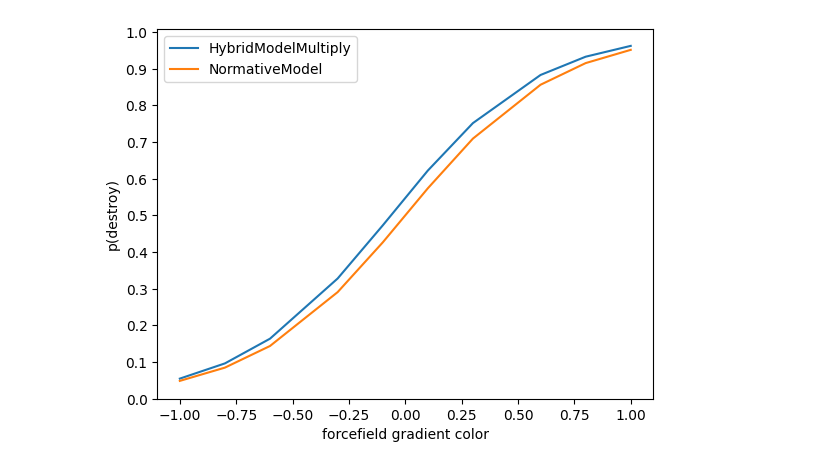
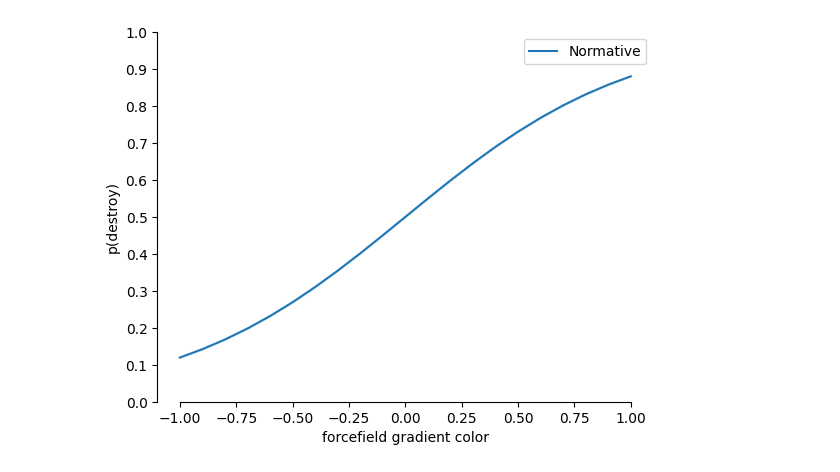
Before and after one commit to bsgarcia/SpaceRLUnity, a Jupyter notebook: Assets/Scripts/analysis/simu.ipynb, the cells around one changed output. Saved outputs shown, nothing was run; the diff lists cells and outputs as text; code cells hidden in the pictures.

```diff
--- a/Assets/Scripts/analysis/simu.ipynb
+++ b/Assets/Scripts/analysis/simu.ipynb
@@ -308,39 +350,36 @@ def tnormrdn(loc, std, lb=0, ub=1, size=1):
 # -----------------------------------------------------------------
 # simulation perceptual training
 # -----------------------------------------------------------------
-
-# old way to simulate perceptual training
-# n_perceptual_trials_per_color = 30
-# # probability of destroying the target
-# pff = np.repeat(np.linspace(0, 1, 10).round(
-#     1), n_perceptual_trials_per_color).flatten()
-# # rewards (1 if target destroyed, 0 otherwise), using the real probabilities in pff
-# rff = np.random.binomial(1, pff, size=len(pff))
-
-# # forcefield chosen by the subject
-# ff = np.repeat(np.linspace(-1, 1, 10).round(1),
-#                n_perceptual_trials_per_color).flatten()
-
-
 # hyperparameters
 ntrial = 300
-nagent = 1
-true_slope = 3
+nagent = 20
+models = (Normative, )#LogitRLEV)
+
+# env parameters
+ff_values = np.linspace(-1, 1, 100).round(1)
+
+# model parameters
+true_slope = 2
+temperature = 1e6
 true_leak = 0
 
+normative_param = dict(slope_prior=true_slope, temp=temperature, leak=true_leak, x=ff_values)
+hybrid_param = dict(perceptual_temp=temperature, perceptual_model='logit', x=ff_values,
+    lr=.5, rl_temp=5, n_states=2, n_actions=2, q0=.5)
+
+params = (normative_param, hybrid_param)
+
 # forcefield chosen by the subject
-ff = np.repeat(np.linspace(-1, 1, 10).round(1), ntrial/10).flatten()
+ff = np.repeat(ff_values, ntrial/len(ff_values)).flatten()
 # rewards (1 if target destroyed, 0 otherwise)
-rff = np.random.binomial(1, 1/(1+np.exp(-true_slope*ff)), size=ntrial)
-print(ff.shape)
-# model parameters
-normative_param = dict(slope_prior=true_slope, temp=1e6, leak=0, x=np.unique(ff))
-hybrid_param = dict(perceptual_temp=5, perceptual_model='logit',
-    lr=.5, rl_temp=5, n_states=2, n_actions=2, q0=50)
+rff = np.random.random(ntrial) < 1/(1+np.exp(-true_slope*ff))
+
 
 # data frame to store the results
 df = []
 
+# define progress bar
+pbar = tqdm(total=nagent*len(models))
 # -----------------------------------------------------------------
 # RUN
 # -----------------------------------------------------------------
@@ -351,9 +390,7 @@ for agent in range(nagent):
     ff, rff = ff[idx],  rff[idx]
 
 
-    for model, param in zip(
-        (HybridModelMultiply, NormativeModel, ),
-            (hybrid_param, normative_param)):
+    for model, param in zip(models, params):
 
         m = model(**param)
 
@@ -368,39 +405,61 @@ for agent in range(nagent):
                     'agent': agent,
                 }
             )
+        pbar.update()
 
         if agent > 0:
             continue
         # plot the learned logit function
-        x, y = np.unique(ff), m.predictff()
+        x, y = ff_values, m.predictff()
         sns.lineplot(x=x, y=y, label=model.__name__)
         plt.ylabel('p(destroy)')
         plt.xlabel('forcefield gradient color')
         plt.yticks(np.arange(0, 1.1, .1))
+        sns.despine(trim=True)
+
+
+#refresh pbar
+pbar.refresh()
 
 # -----------------------------------------------------------------
 # PLOT
 # -----------------------------------------------------------------
+# fig config
+plt.rcParams['figure.figsize'] = [8, 5]
+#increase dpi
+plt.rcParams['figure.dpi'] = 350
+# increase font size
+plt.rcParams.update({'font.size': 15})
+#increase legend font size
+plt.rcParams['legend.fontsize'] = 15
+#  axes width * 1.5
+plt.rcParams['axes.linewidth'] = 1.5
+plt.rcParams['xtick.major.width'] = 1.5
+plt.rcParams['ytick.major.width'] = 1.5
+
+sns.set_style('ticks')
 # plot evolution of parameters for each model
 df = pd.DataFrame(df)
 df = pd.concat([df.drop(['params'], axis=1), df['params'].apply(pd.Series)], axis=1)
 
 plt.figure()
-sns.lineplot(x='trial', y='β', data=df[df['model']=='NormativeModel'], label='β', n_boot=0, errorbar='se')
+sns.lineplot(x='trial', y='β', data=df[df['model']=='Normative'], label='λ', n_boot=0, errorbar='se')
 # plot true slope
-plt.plot([0, ntrial], [true_slope, true_slope], '--', color='k', label='true slope')
-sns.despine()
-plt.title('NormativeModel')
+sns.lineplot(x=[0, ntrial], y=[true_slope, true_slope], ls='--', color='k', label='true λ')
+plt.ylim(-true_slope+1, true_slope+1)
+sns.despine(trim=True)
+plt.ylabel('value')
 
+plt.title('Normative model')
 
 plt.figure()
-mask = df.model == 'HybridModelMultiply'
+mask = df.model == 'LogitRLEV'
 sns.lineplot(x='trial', y='β', data=df[mask], label='β', n_boot=0, errorbar='se')
 sns.lineplot(x='trial', y='α', data=df[mask], label='α', n_boot=0, errorbar='se')
 # plot true slope
-plt.plot([0, ntrial], [true_slope, true_slope], '--', color='k', label='true slope')
+sns.lineplot(x=[0, ntrial], y=[true_slope, true_slope], ls='--', color='k', label='true β')
 plt.ylabel(('value'))
-plt.title('HybridModelMultiply')
-sns.despine()
+plt.title('LogitRLEV')
+sns.despine(trim=True)
 # plt.ylim(-5, 5)
 # %% [output]
@@ -408 +467 @@ sns.despine()
-[figure, old version]
+[figure, new version]
```
Also changed, not shown: parts of 15 cells of this notebook, 14 other files.
